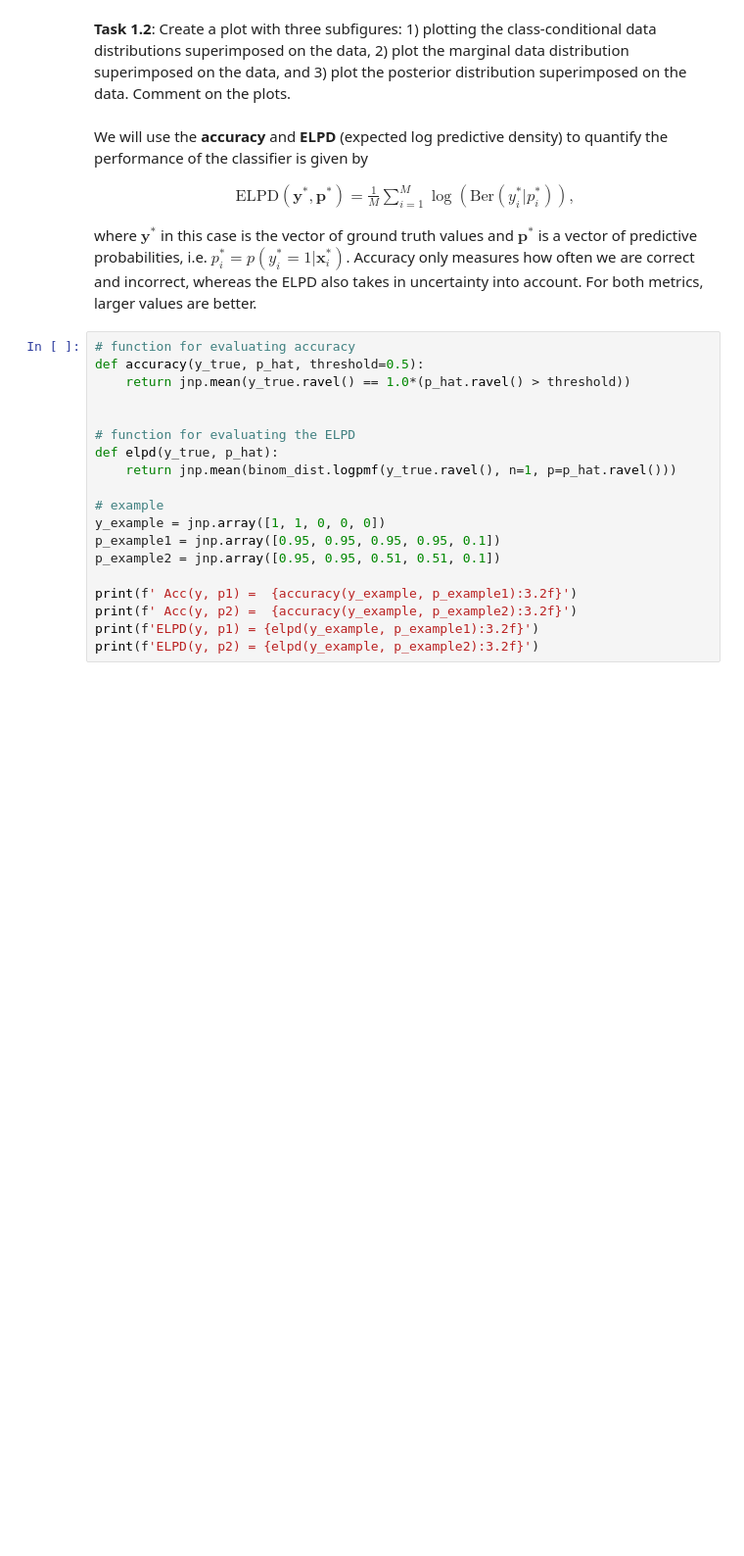
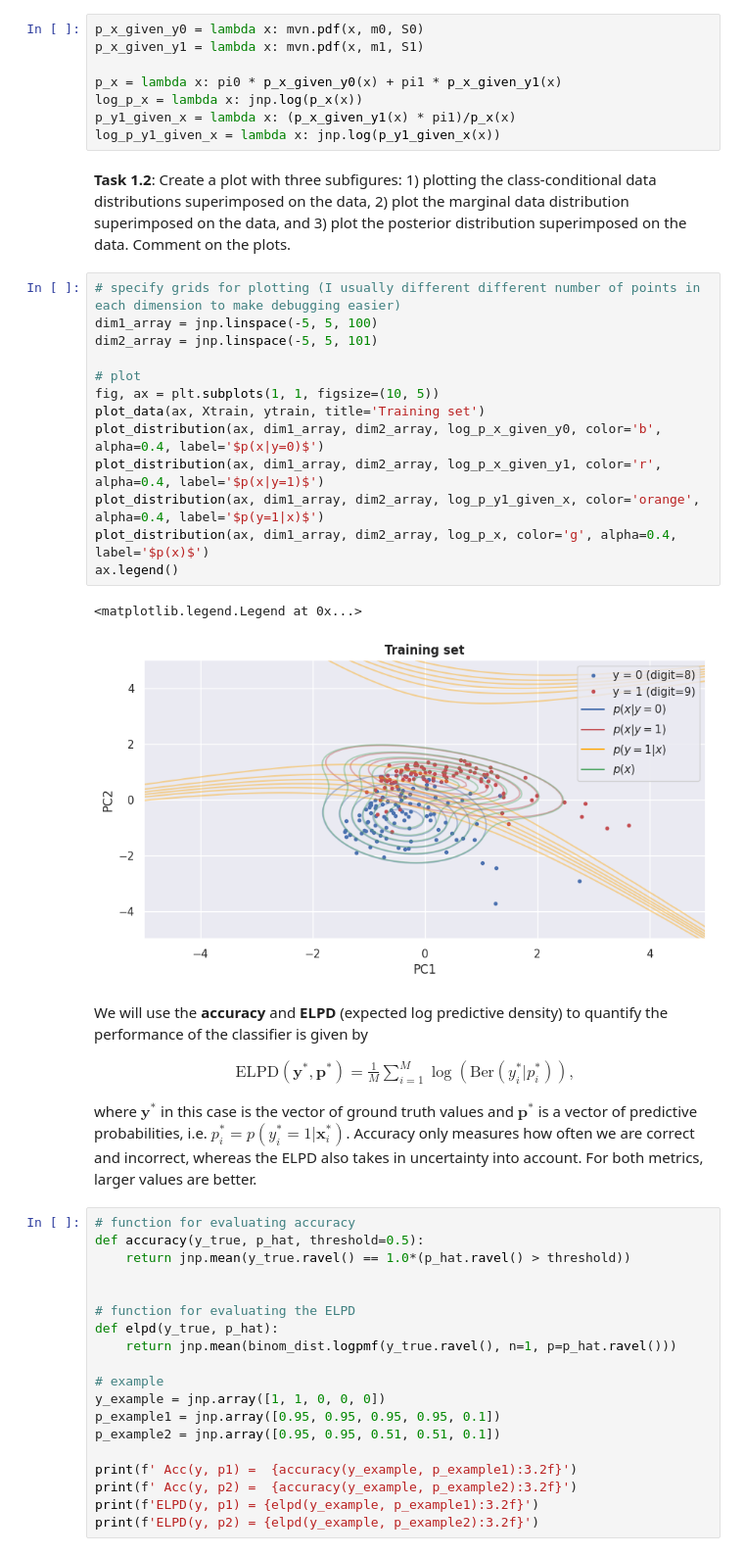
Before and after one commit to Neismo/Notes, a Jupyter notebook: BayesianML_CODE/ex4_handout.ipynb, the cells around one changed output. Shown at 98% size. Drawn from its saved outputs; the diff is of its cells as text; blank space fills up the shorter version.

```diff
--- a/BayesianML_CODE/ex4_handout.ipynb
+++ b/BayesianML_CODE/ex4_handout.ipynb
@@ -209,7 +237,31 @@ ax.legend();
 # %% [markdown]
 **Task 1.1**: Implement a function for evaluating the posterior distribution $p(y=1|\textbf{x})$ and the marginal data distribution $p(\textbf{x})$
+# %%
+p_x_given_y0 = lambda x: mvn.pdf(x, m0, S0)
+p_x_given_y1 = lambda x: mvn.pdf(x, m1, S1)
+
+p_x = lambda x: pi0 * p_x_given_y0(x) + pi1 * p_x_given_y1(x)
+log_p_x = lambda x: jnp.log(p_x(x))
+p_y1_given_x = lambda x: (p_x_given_y1(x) * pi1)/p_x(x)
+log_p_y1_given_x = lambda x: jnp.log(p_y1_given_x(x))
 # %% [markdown]
 **Task 1.2**: Create a plot with three subfigures: 1) plotting the class-conditional data distributions superimposed on the data, 2) plot the marginal data distribution superimposed on the data, and 3) plot the posterior distribution superimposed on the data. Comment on the plots.
+# %%
+# specify grids for plotting (I usually different different number of points in each dimension to make debugging easier)
+dim1_array = jnp.linspace(-5, 5, 100)
+dim2_array = jnp.linspace(-5, 5, 101)
+
+# plot
+fig, ax = plt.subplots(1, 1, figsize=(10, 5))
+plot_data(ax, Xtrain, ytrain, title='Training set')
+plot_distribution(ax, dim1_array, dim2_array, log_p_x_given_y0, color='b', alpha=0.4, label='$p(x|y=0)$')
+plot_distribution(ax, dim1_array, dim2_array, log_p_x_given_y1, color='r', alpha=0.4, label='$p(x|y=1)$')
+plot_distribution(ax, dim1_array, dim2_array, log_p_y1_given_x, color='orange', alpha=0.4, label='$p(y=1|x)$')
+plot_distribution(ax, dim1_array, dim2_array, log_p_x, color='g', alpha=0.4, label='$p(x)$')
+ax.legend()
+# %% [output]
+<matplotlib.legend.Legend at 0x...>
+[figure, added]
 # %% [markdown]
 We will use the **accuracy** and **ELPD** (expected log predictive density) to quantify the performance of the classifier is given by
 
```
Also changed, not shown: parts of 18 cells of this notebook, 14 other files.
